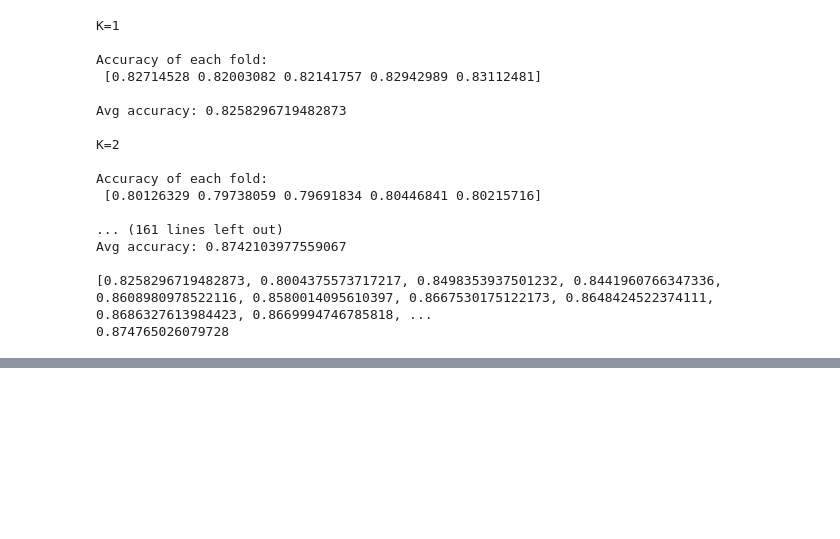
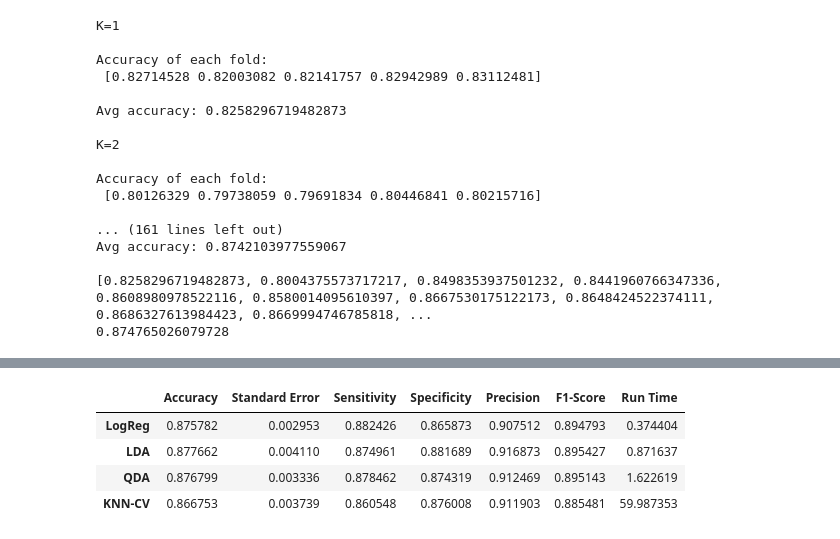
Before and after one commit to JustinGuo03/Afib-svsm, a Jupyter notebook: CoefVarClassifiers.ipynb, the cells around one changed output, grey strips where cells are left out. Cells and saved outputs as stored; diff of their text form; code cells hidden in the pictures; blank space fills up the shorter version.

```diff
--- a/CoefVarClassifiers.ipynb
+++ b/CoefVarClassifiers.ipynb
@@ -404,0 +479,24 @@ Std of accuracy :
+# %%
+coefvardf = pd.DataFrame(
+    data = np.transpose(np.array([
+                                statcoefvar_dic["Accuracy"],
+                                statcoefvar_dic["Standard Error"],
+                                statcoefvar_dic["Sensitivity"],
+                                statcoefvar_dic["Specificity"],
+                                statcoefvar_dic["Precision"],
+                                statcoefvar_dic["F1-Score"],
+                                statcoefvar_dic["Run Time"]
+                            ])
+                       ),
+
+    columns = ["Accuracy", "Standard Error", "Sensitivity", "Specificity", "Precision", "F1-Score", "Run Time"]
+
+)
+
+coefvardf.set_index(pd.Index(["LogReg", "LDA", "QDA", "KNN-CV"]))
+# %% [output]
+|  | Accuracy | Standard Error | Sensitivity | Specificity | Precision | F1-Score | Run Time |
+| LogReg | 0.875782 | 0.002953 | 0.882426 | 0.865873 | 0.907512 | 0.894793 | 0.374404 |
+| LDA | 0.877662 | 0.004110 | 0.874961 | 0.881689 | 0.916873 | 0.895427 | 0.871637 |
+| QDA | 0.876799 | 0.003336 | 0.878462 | 0.874319 | 0.912469 | 0.895143 | 1.622619 |
+| KNN-CV | 0.866753 | 0.003739 | 0.860548 | 0.876008 | 0.911903 | 0.885481 | 59.987353 |
```
Also changed, not shown: parts of 7 cells of this notebook.
